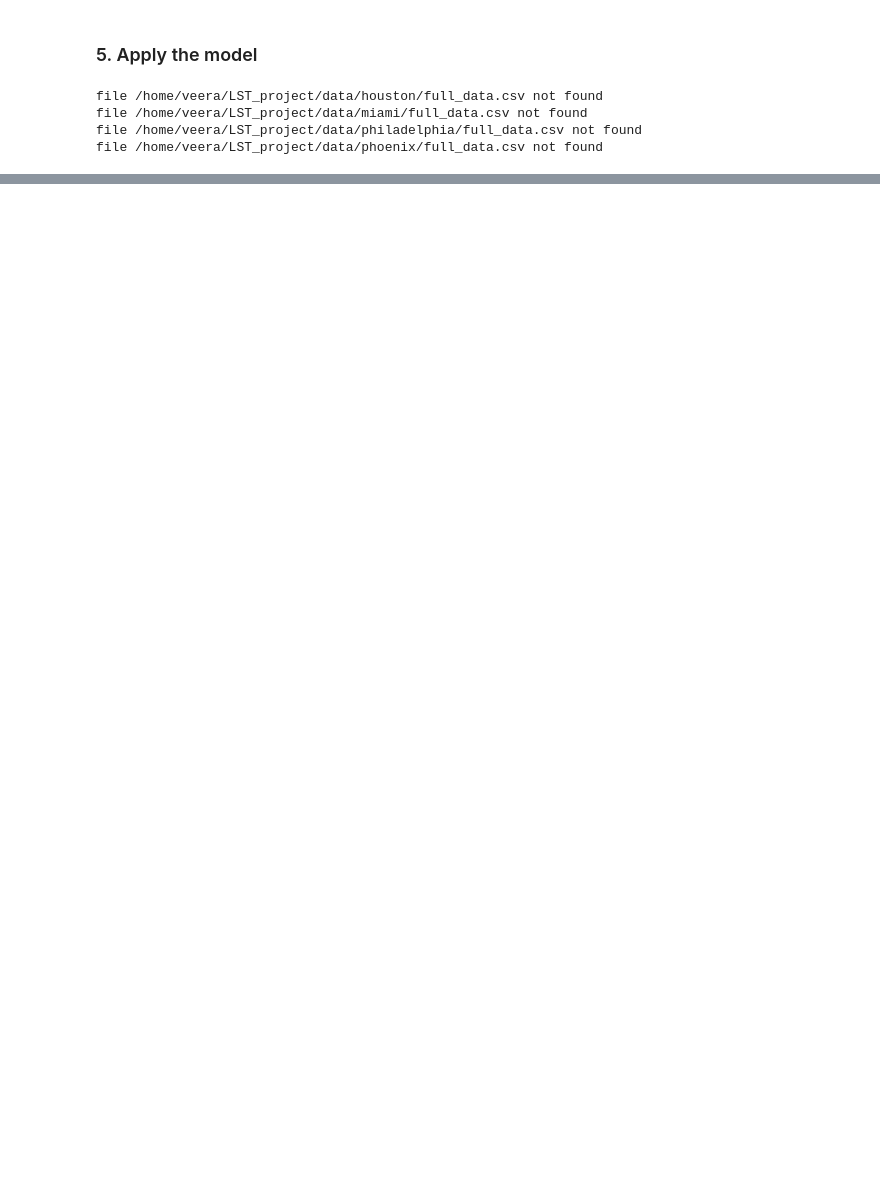
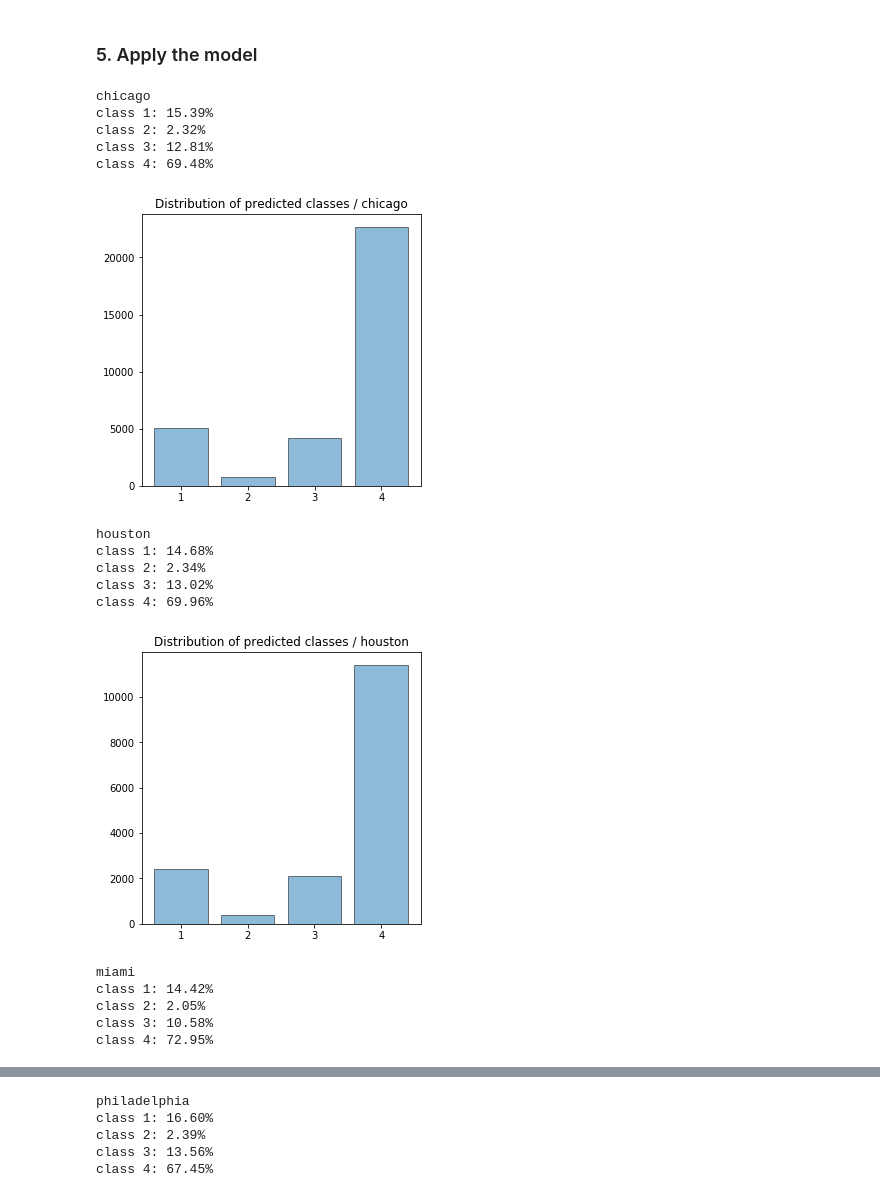
Before and after one commit to veeraita/twitter-climate-change, a Jupyter notebook: notebooks/content_based/classify_tweets.ipynb, the cells around one changed output, grey strips where cells are left out. Drawn from its saved outputs; the diff is of its cells as text; code cells hidden in the pictures; blank space fills up the shorter version.

```diff
--- a/notebooks/content_based/classify_tweets.ipynb
+++ b/notebooks/content_based/classify_tweets.ipynb
@@ -17,21 +19,26 @@ from sklearn.metrics import confusion_matrix, f1_score, precision_score, recall_
 data_fpath = '/home/veera/LST_project/data/full_data.csv'
 labels_col_name = 'Label'
 id_col_name = 'id_str'
+user_id_col_name = 'user_id_str'
 
 def download_from_csv(filename, labelled=False):
     # Helper for creating a matrix (ndarray) out of csv data
     df = pd.read_csv(filename, header=0)
     ids = df.pop(id_col_name)
+    try:
+        user_ids = df.pop(user_id_col_name)
+    except KeyError:
+        user_ids = None
     feature_names = np.asarray(df.columns.values)
     feature_names = feature_names[feature_names != 'Label']
     features = df.drop(labels_col_name, axis=1).values if labelled else df.values
     labels = df[labels_col_name].values if labelled else None
 
-    return features, labels, feature_names, ids
+    return features, labels, feature_names, ids, user_ids
 
 #X_train, y_train, feature_names = download_from_csv(train_fpath)
 #X_test, y_test, _ = download_from_csv(test_fpath)
-X, y, feature_names, ids = download_from_csv(data_fpath, labelled=True)
+X, y, feature_names, ids, _ = download_from_csv(data_fpath, labelled=True)
 #print(X_train.shape, X_test.shape)
 print(X.shape)
 print(feature_names)
@@ -56,6 +63,11 @@ print(feature_names)
 # %% [markdown]
 ### 2. Explorative data analysis
 # %%
+# count percentages of class labels
+unique, counts = np.unique(y, return_counts=True)
+for cl, count in zip(unique, counts):
+    print('class %d: %.02f%%' % (cl, count / len(y) * 100))
+
 # visualize class distribution
 fig1, ax = plt.subplots(1, 1, figsize=(5, 5))
 hist = ax.hist(y, bins=np.arange(0.5, 5.5, 1), alpha=0.5, ec='black', rwidth=0.8)
@@ -248,21 +274,52 @@ SVM with balanced classes
 ### 5. Apply the model
 # %%
 cities = ['chicago', 'houston', 'miami', 'philadelphia', 'phoenix']
-data_files = ['/home/veera/LST_project/data/%s/full_data.csv' % city for city in cities]
 
 classifier = classifier_sgd_balanced
-fit = classifier.fit(X, y)
-for f in data_files:
+sampler = ros
+
+pipeline = classifier
+if sampler:
+    pipeline = make_pipeline(sampler, classifier)
+fit = pipeline.fit(X, y)
+for city in cities:
+    print(city)
+    f = '/home/veera/LST_project/data/%s/full_data_%s.csv' % (city, city)
     try:
-        X_new, _, _, ids = download_from_csv(f)
+        X_new, _, _, ids, user_ids = download_from_csv(f)
         y_new_pred = fit.predict(X_new)
-        outfile = op.join(op.dirname(f), 'predictions.csv')
-        df = pd.DataFrame(np.c_[ids, y_new_pred], columns=[id_col_name, 'Label'])
+        outfile = op.join(op.dirname(f), 'predictions_' + city +'.csv')
+        df = pd.DataFrame(np.c_[ids, user_ids, y_new_pred], columns=[id_col_name, user_id_col_name, 'Label'])
         df.to_csv(outfile, index=False)
+
+        # count percentages of class labels
+        unique, counts = np.unique(y_new_pred, return_counts=True)
+        for cl, count in zip(unique, counts):
+            print('class %d: %.02f%%' % (cl, count / len(y_new_pred) * 100))
+
+        # visualize class distribution
+        fig1, ax = plt.subplots(1, 1, figsize=(5, 5))
+        hist = ax.hist(y_new_pred, bins=np.arange(0.5, 5.5, 1), alpha=0.5, ec='black', rwidth=0.8)
+        ax.xaxis.set_ticks([i for i in range(1, 5)])
+        ax.set_title('Distribution of predicted classes / %s' % city)
+        plt.show()
     except FileNotFoundError:
         print('file', f, 'not found')
 # %% [output]
-file /home/veera/LST_project/data/houston/full_data.csv not found
-file /home/veera/LST_project/data/miami/full_data.csv not found
-file /home/veera/LST_project/data/philadelphia/full_data.csv not found
-file /home/veera/LST_project/data/phoenix/full_data.csv not found
+chicago
+class 1: 15.39%
+class 2: 2.32%
+class 3: 12.81%
+class 4: 69.48%
+[figure, added]
+houston
+class 1: 14.68%
+class 2: 2.34%
+class 3: 13.02%
+class 4: 69.96%
+[figure, added]
+miami
+class 1: 14.42%
+class 2: 2.05%
+class 3: 10.58%
+class 4: 72.95%
@@ -268,0 +327,5 @@ file /home/veera/LST_project/data/phoenix/full_data.csv not found
+philadelphia
+class 1: 16.60%
+class 2: 2.39%
+class 3: 13.56%
+class 4: 67.45%
```
Also changed, not shown: parts of 9 cells of this notebook, 1 other file.
